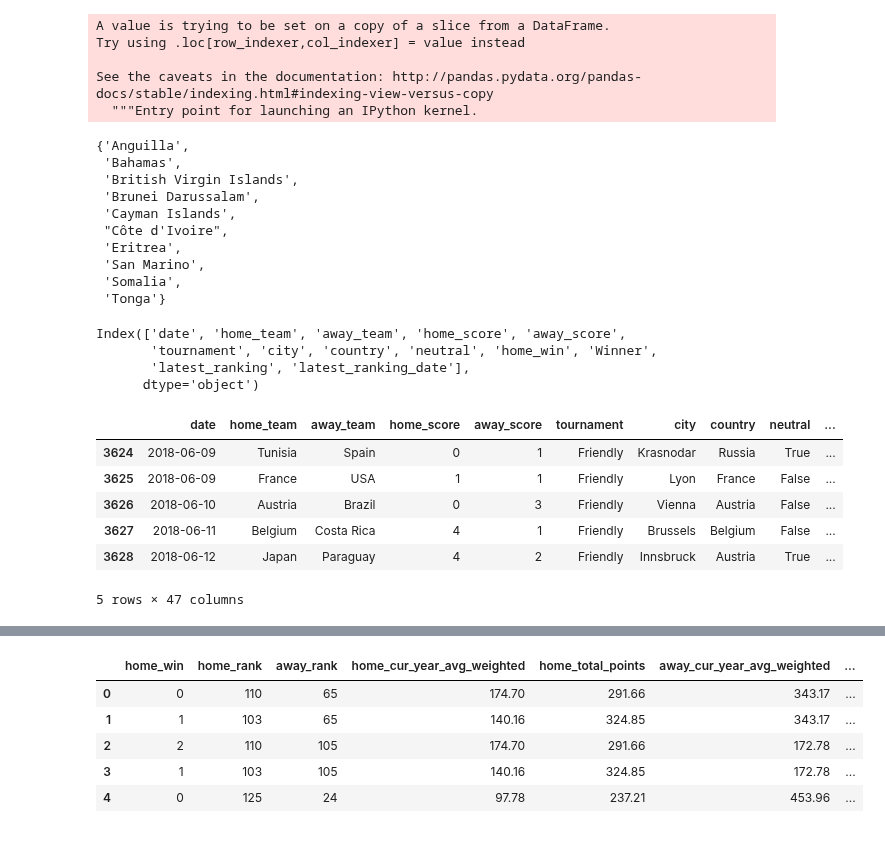
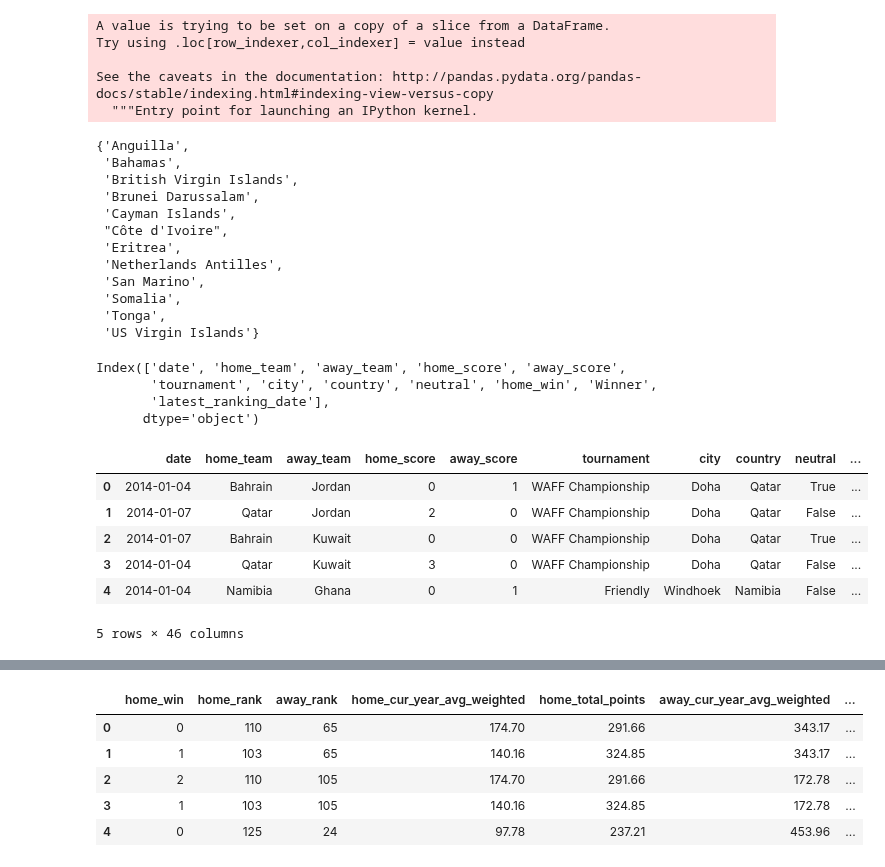
Before and after one commit to AC209aWC2018/World-Cup-2018, a Jupyter notebook: Explore.ipynb, the cells around one changed output, grey strips where cells are left out. Drawn from its saved outputs; the diff is of its cells as text; code cells hidden in the pictures.

```diff
--- a/Explore.ipynb
+++ b/Explore.ipynb
@@ -210,7 +203,10 @@ set()
 #https://www.kaggle.com/tadhgfitzgerald/fifa-international-soccer-mens-ranking-1993now
 rankings = pd.read_csv('data/fifa_ranking.csv')
 rankings['rank_date'] = pd.to_datetime(rankings['rank_date'])
-rankings_after2013 = rankings[rankings['rank_date'] > pd.to_datetime('2013-01-01')]
+ranking_earliest_date = earliest_date
+#get one year before earliest date
+ranking_earliest_date = str(int(ranking_earliest_date[:4]) - 1) + earliest_date[4:]
+rankings_after = rankings[rankings['rank_date'] > pd.to_datetime(ranking_earliest_date)]
 # %%
 def get_latest_ranking_date(match_date, rankings_dates):
     return rankings_dates[match_date.to_datetime64() >  rankings_dates].max()
@@ -241,0 +213,5 @@ int_results_after2014
+# %%
+rankings_dates_after = rankings_after.rank_date.unique()
+int_results_after['latest_ranking_date'] = int_results_after['date'].apply(\
+                                        get_latest_ranking_date, args = [rankings_dates_after])
+test['latest_ranking_date'] = get_latest_ranking_date(pd.to_datetime('2018-6-14'), rankings_dates_after)
@@ -298,7 +283,7 @@ country_mapping = {
     'São Tomé e Príncipe': 'São Tomé and Príncipe',
     'Timor-Leste': 'East Timor',
     #no clue which virgin islands
-    'US Virgin Islands': 'Virgin Islands'
+#     'US Virgin Islands': 'Virgin Islands'
 }
 # %%
 def map_countries(rankings_country, country_mapping):
@@ -306,7 +291,7 @@ def map_countries(rankings_country, country_mapping):
         return country_mapping[rankings_country]
     return rankings_country
 # %%
-rankings_after2013['country_mapped'] = rankings_after2013['country_full'].apply(map_countries,\
+rankings_after['country_mapped'] = rankings_after['country_full'].apply(map_countries,\
                                                                                      args = [country_mapping])
 # %% [output]
 A value is trying to be set on a copy of a slice from a DataFrame.
@@ -315,7 +300,7 @@ Try using .loc[row_indexer,col_indexer] = value instead
 See the caveats in the documentation: http://pandas.pydata.org/pandas-docs/stable/indexing.html#indexing-view-versus-copy
   """Entry point for launching an IPython kernel.
 # %%
-set(rankings_after2013.country_mapped) - set(int_results_after2014.Winner.unique())
+set(rankings_after.country_mapped) - set(int_results_after.Winner.unique())
 # %% [output]
 {'Anguilla',
  'Bahamas',
@@ -324,32 +309,33 @@ set(rankings_after2013.country_mapped) - set(int_results_after2014.Winner.unique
  'Cayman Islands',
  "Côte d'Ivoire",
  'Eritrea',
+ 'Netherlands Antilles',
  'San Marino',
  'Somalia',
- 'Tonga'}
+ 'Tonga',
+ 'US Virgin Islands'}
 # %%
-int_results_after2014.columns
+int_results_after.columns
 # %% [output]
 Index(['date', 'home_team', 'away_team', 'home_score', 'away_score',
        'tournament', 'city', 'country', 'neutral', 'home_win', 'Winner',
-       'latest_ranking', 'latest_ranking_date'],
+       'latest_ranking_date'],
       dtype='object')
 # %%
-home_rankings_after2013 = rankings_after2013.copy()
-home_rankings_after2013.columns = ['home_' + column for column in home_rankings_after2013.columns]
-results_df = int_results_after2014.merge(home_rankings_after2013, left_on = ['home_team', 'latest_ranking_date'],\
+home_rankings_after = rankings_after.copy()
+home_rankings_after.columns = ['home_' + column for column in home_rankings_after.columns]
+results_df = int_results_after.merge(home_rankings_after, left_on = ['home_team', 'latest_ranking_date'],\
                             right_on = ['home_country_mapped', 'home_rank_date'])
-away_rankings_after2013 = rankings_after2013.copy()
-away_rankings_after2013.columns = ['away_' + column for column in away_rankings_after2013.columns]
-results_df = results_df.merge(away_rankings_after2013, left_on = ['away_team', 'latest_ranking_date'],\
+away_rankings_after = rankings_after.copy()
+away_rankings_after.columns = ['away_' + column for column in away_rankings_after.columns]
+results_df = results_df.merge(away_rankings_after, left_on = ['away_team', 'latest_ranking_date'],\
                             right_on = ['away_country_mapped', 'away_rank_date'])
+results_df.head()
+# %% [output]
+|  | date | home_team | away_team | home_score | away_score | tournament | city | country | neutral | ... |
+| 0 | 2014-01-04 | Bahrain | Jordan | 0 | 1 | WAFF Championship | Doha | Qatar | True | ... |
+| 1 | 2014-01-07 | Qatar | Jordan | 2 | 0 | WAFF Championship | Doha | Qatar | False | ... |
+| 2 | 2014-01-07 | Bahrain | Kuwait | 0 | 0 | WAFF Championship | Doha | Qatar | True | ... |
+| 3 | 2014-01-04 | Qatar | Kuwait | 3 | 0 | WAFF Championship | Doha | Qatar | False | ... |
+| 4 | 2014-01-04 | Namibia | Ghana | 0 | 1 | Friendly | Windhoek | Namibia | False | ... |
+5 rows × 46 columns
-# %%
-results_df.tail()
-# %% [output]
-|  | date | home_team | away_team | home_score | away_score | tournament | city | country | neutral | ... |
-| 3624 | 2018-06-09 | Tunisia | Spain | 0 | 1 | Friendly | Krasnodar | Russia | True | ... |
-| 3625 | 2018-06-09 | France | USA | 1 | 1 | Friendly | Lyon | France | False | ... |
-| 3626 | 2018-06-10 | Austria | Brazil | 0 | 3 | Friendly | Vienna | Austria | False | ... |
-| 3627 | 2018-06-11 | Belgium | Costa Rica | 4 | 1 | Friendly | Brussels | Belgium | False | ... |
-| 3628 | 2018-06-12 | Japan | Paraguay | 4 | 2 | Friendly | Innsbruck | Austria | True | ... |
-5 rows × 47 columns
```
Also changed, not shown: parts of 44 cells of this notebook, 2 other files.
